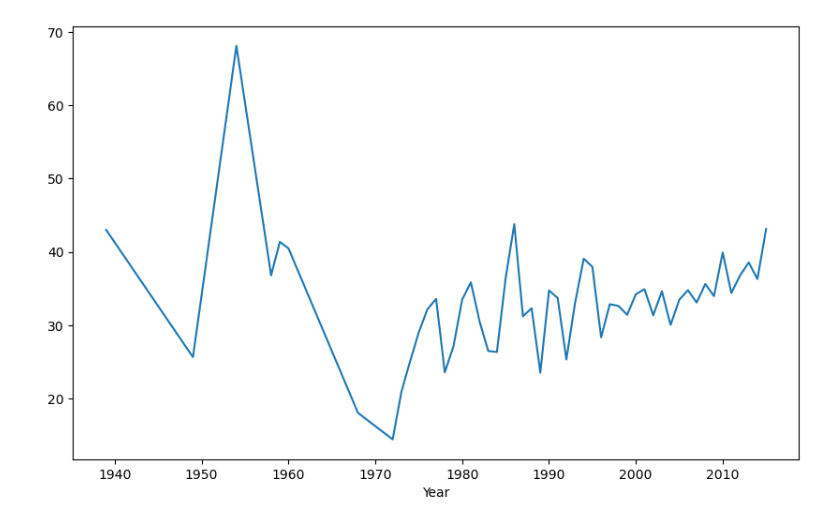
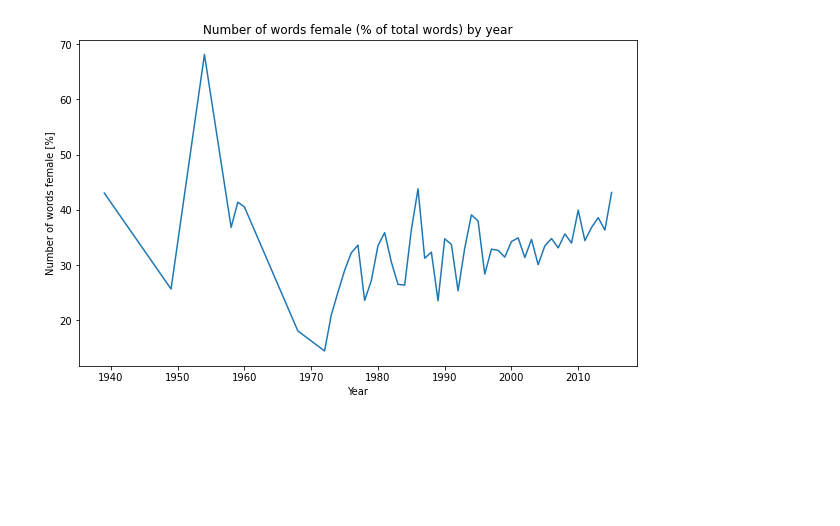
Before and after one commit to Dazarang/Statistical-Machine-Learning, a Jupyter notebook: Project/Project_Stats.ipynb, the cells around one changed output. Drawn from its saved outputs; the diff is of its cells as text; code cells hidden in the pictures; blank space fills up the shorter version.

```diff
--- a/Project/Project_Stats.ipynb
+++ b/Project/Project_Stats.ipynb
@@ -20,7 +71,12 @@ plt.show()
 # %%
 gender_percents = df.groupby('Year')[['Number words female', 'Number words male']].sum()
+# print(gender_percents)
 gender_percents['Percent female'] = gender_percents['Number words female'] / (gender_percents['Number words female'] + gender_percents['Number words male']) * 100
 gender_percents['Percent female'].plot()
+
+plt.xlabel('Year')
+plt.ylabel('Number of words female [%]')
+plt.title('Number of words female (% of total words) by year')
 plt.show()
 # %% [output]
-[figure, old version]
+[figure, new version]
```
Also changed, not shown: parts of 9 cells of this notebook, 6 other files.
